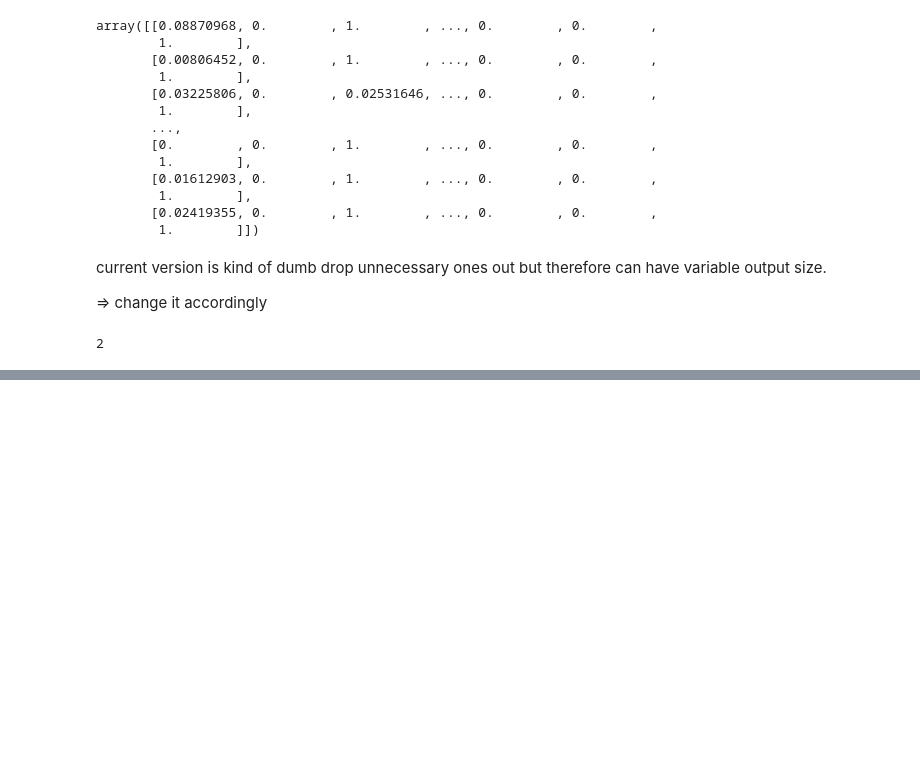
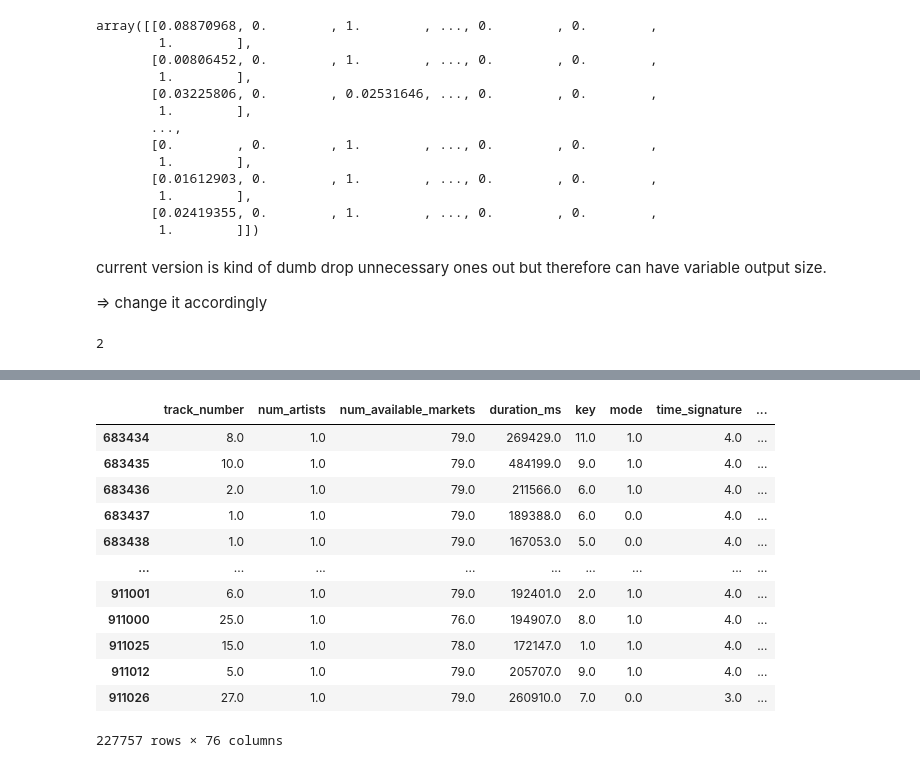
Before and after one commit to l4vd/Ba_first_tries, a Jupyter notebook: models/Original_MLP/Network_Analysis.ipynb, the cells around one changed output, grey strips where cells are left out. Cells and saved outputs as stored; diff of their text form; code cells hidden in the pictures; blank space fills up the shorter version.

```diff
--- a/models/Original_MLP/Network_Analysis.ipynb
+++ b/models/Original_MLP/Network_Analysis.ipynb
@@ -1393,0 +1422,17 @@ total: 33
+# %%
+X_test = pd.get_dummies(X_test, columns=["Cluster_x", "Cluster_y", "profile_x", "profile_y", "explicit"], drop_first=True)
+X_test
+# %% [output]
+|  | track_number | num_artists | num_available_markets | duration_ms | key | mode | time_signature | ... |
+| 683434 | 8.0 | 1.0 | 79.0 | 269429.0 | 11.0 | 1.0 | 4.0 | ... |
+| 683435 | 10.0 | 1.0 | 79.0 | 484199.0 | 9.0 | 1.0 | 4.0 | ... |
+| 683436 | 2.0 | 1.0 | 79.0 | 211566.0 | 6.0 | 1.0 | 4.0 | ... |
+| 683437 | 1.0 | 1.0 | 79.0 | 189388.0 | 6.0 | 0.0 | 4.0 | ... |
+| 683438 | 1.0 | 1.0 | 79.0 | 167053.0 | 5.0 | 0.0 | 4.0 | ... |
+| ... | ... | ... | ... | ... | ... | ... | ... | ... |
+| 911001 | 6.0 | 1.0 | 79.0 | 192401.0 | 2.0 | 1.0 | 4.0 | ... |
+| 911000 | 25.0 | 1.0 | 76.0 | 194907.0 | 8.0 | 1.0 | 4.0 | ... |
+| 911025 | 15.0 | 1.0 | 78.0 | 172147.0 | 1.0 | 1.0 | 4.0 | ... |
+| 911012 | 5.0 | 1.0 | 79.0 | 205707.0 | 9.0 | 1.0 | 4.0 | ... |
+| 911026 | 27.0 | 1.0 | 79.0 | 260910.0 | 7.0 | 0.0 | 3.0 | ... |
+227757 rows × 76 columns
```
Also changed, not shown: parts of 10 cells of this notebook.
